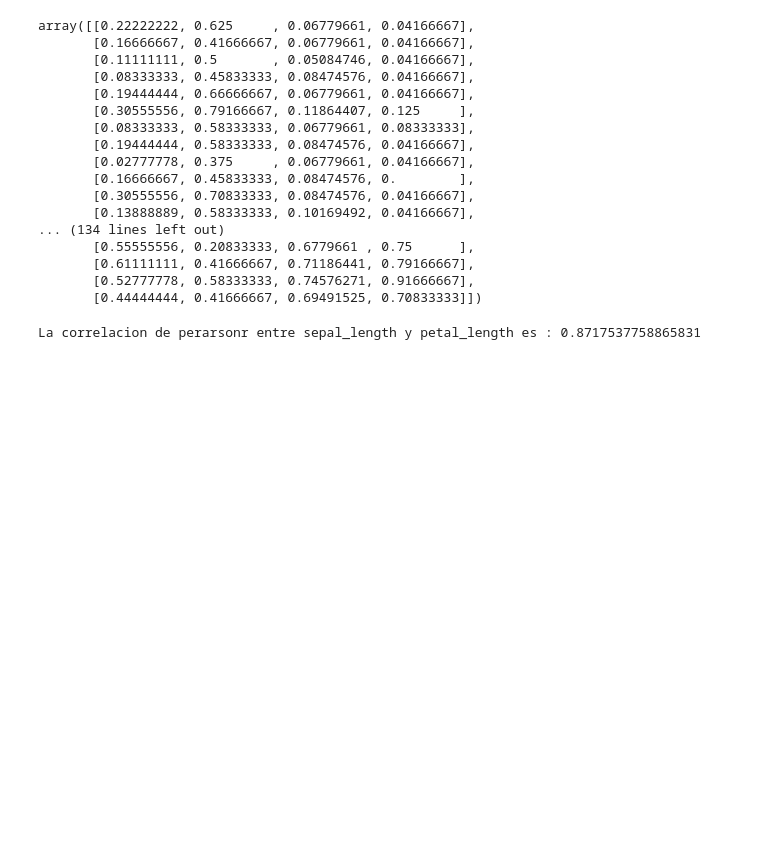
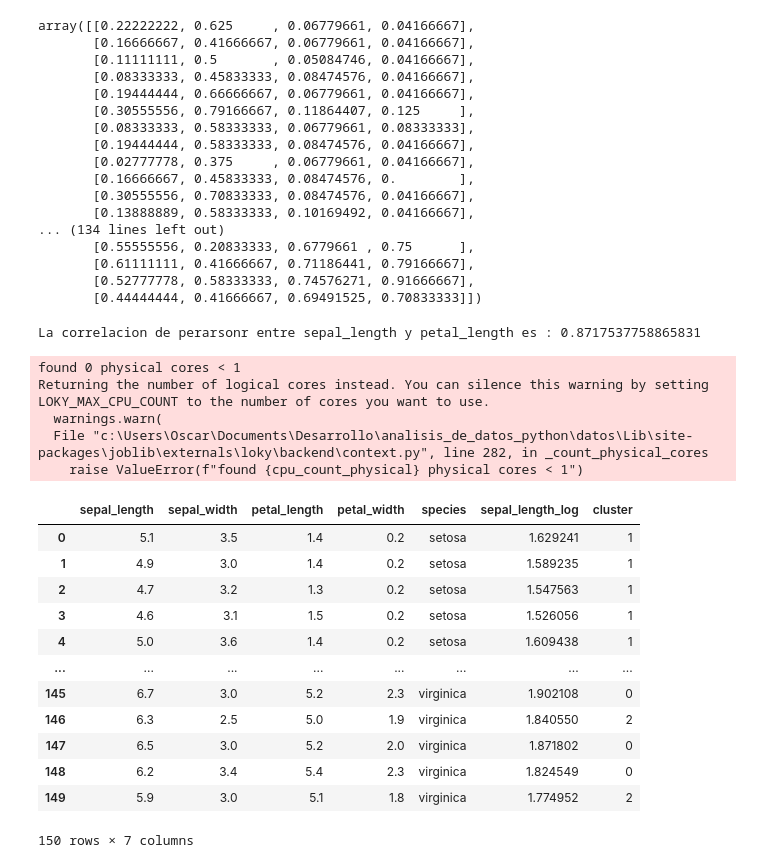
Before and after one commit to oscarm24/Analisis_de_datos_python, a Jupyter notebook: AnalisisDatos.ipynb, the cells around one changed output. Drawn from its saved outputs; the diff is of its cells as text; code cells hidden in the pictures; blank space fills up the shorter version.

```diff
--- a/AnalisisDatos.ipynb
+++ b/AnalisisDatos.ipynb
@@ -1210,0 +1213,23 @@ La correlacion de perarsonr entre sepal_length y petal_length es : 0.87175377588
+# %%
+model = KMeans(n_clusters=3, random_state=42)
+df["cluster"] = model.fit_predict(df.iloc[:,:-2])
+df
+# %% [output]
+found 0 physical cores < 1
+Returning the number of logical cores instead. You can silence this warning by setting LOKY_MAX_CPU_COUNT to the number of cores you want to use.
+  warnings.warn(
+  File "c:\Users\Oscar\Documents\Desarrollo\analisis_de_datos_python\datos\Lib\site-packages\joblib\externals\loky\backend\context.py", line 282, in _count_physical_cores
+    raise ValueError(f"found {cpu_count_physical} physical cores < 1")
+|  | sepal_length | sepal_width | petal_length | petal_width | species | sepal_length_log | cluster |
+| 0 | 5.1 | 3.5 | 1.4 | 0.2 | setosa | 1.629241 | 1 |
+| 1 | 4.9 | 3.0 | 1.4 | 0.2 | setosa | 1.589235 | 1 |
+| 2 | 4.7 | 3.2 | 1.3 | 0.2 | setosa | 1.547563 | 1 |
+| 3 | 4.6 | 3.1 | 1.5 | 0.2 | setosa | 1.526056 | 1 |
+| 4 | 5.0 | 3.6 | 1.4 | 0.2 | setosa | 1.609438 | 1 |
+| ... | ... | ... | ... | ... | ... | ... | ... |
+| 145 | 6.7 | 3.0 | 5.2 | 2.3 | virginica | 1.902108 | 0 |
+| 146 | 6.3 | 2.5 | 5.0 | 1.9 | virginica | 1.840550 | 2 |
+| 147 | 6.5 | 3.0 | 5.2 | 2.0 | virginica | 1.871802 | 0 |
+| 148 | 6.2 | 3.4 | 5.4 | 2.3 | virginica | 1.824549 | 0 |
+| 149 | 5.9 | 3.0 | 5.1 | 1.8 | virginica | 1.774952 | 2 |
+150 rows × 7 columns
```
Also changed, not shown: parts of 6 cells of this notebook.
